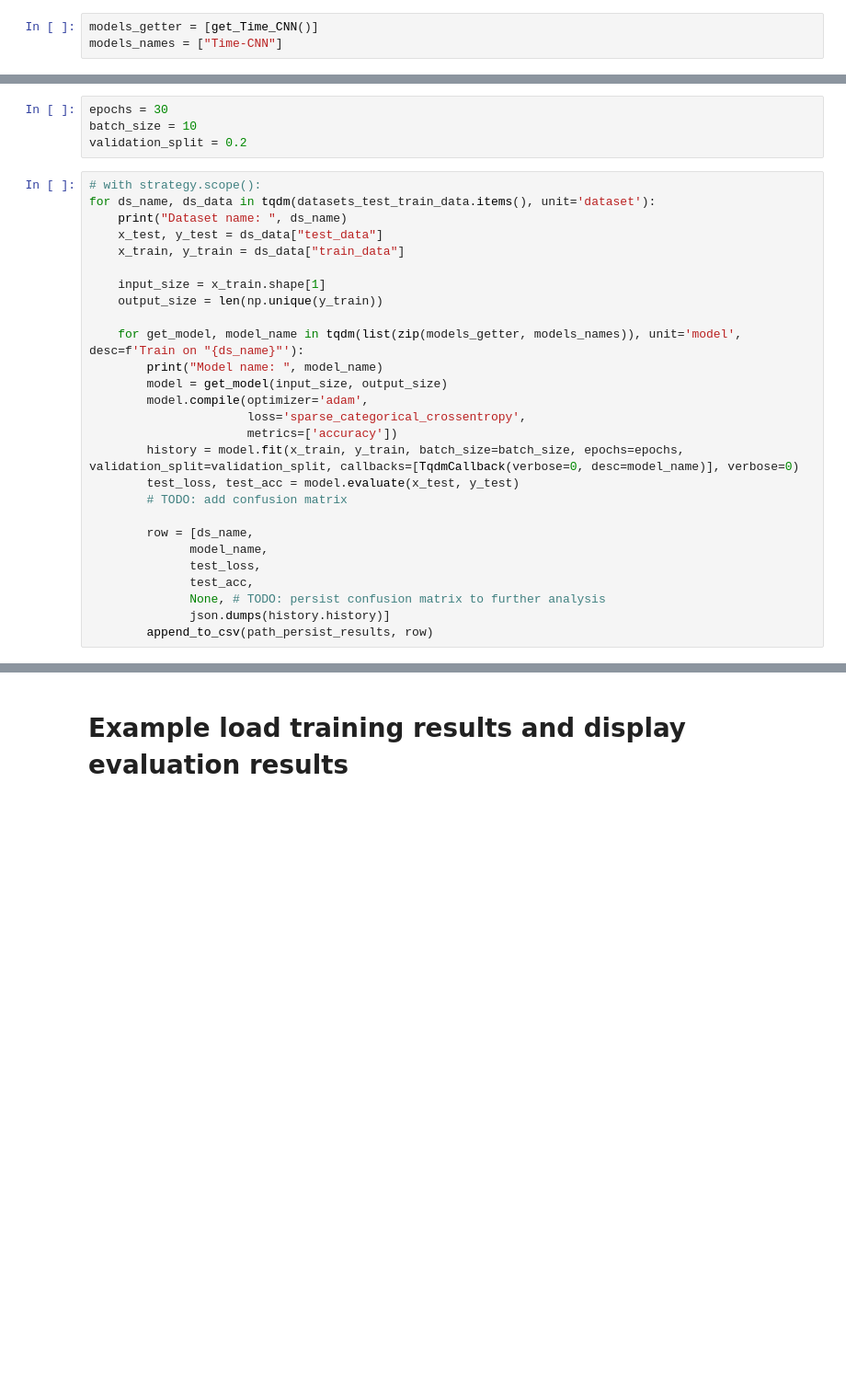
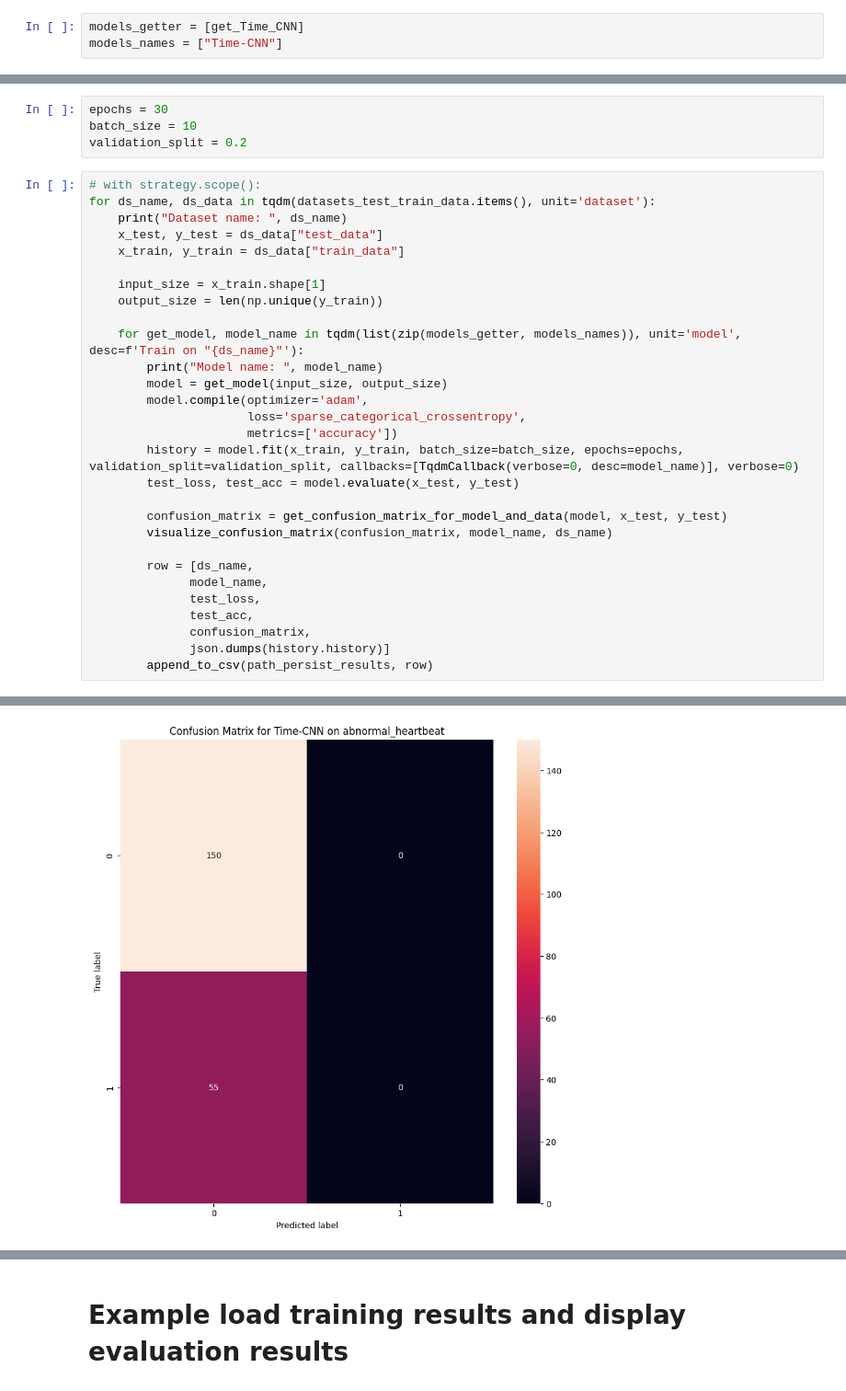
Before and after one commit to ProjectTimeSeriesClassificationUniUlm/EnsembleBasedTSC, a Jupyter notebook: src/time-cnn/example_train_procedure.ipynb, the cells around one changed output, grey strips where cells are left out. Shown at 92% size. Cells and saved outputs as stored; diff of their text form; blank space fills up the shorter version.

Commit message:
implement confusion matrix and visualization

```diff
--- a/src/time-cnn/example_train_procedure.ipynb
+++ b/src/time-cnn/example_train_procedure.ipynb
@@ -20,7 +20,7 @@ path_to_datasets = "../../datasets"
 # %%
 datasets_test_train_data = get_all_datasets_test_train_np_arrays(path_to_datasets)
 # %%
-models_getter = [get_Time_CNN()]
+models_getter = [get_Time_CNN]
 models_names = ["Time-CNN"]
 # %%
 # tf.debugging.set_log_device_placement(True)
@@ -63,13 +64,15 @@ for ds_name, ds_data in tqdm(datasets_test_train_data.items(), unit='dataset'):
                       metrics=['accuracy'])
         history = model.fit(x_train, y_train, batch_size=batch_size, epochs=epochs, validation_split=validation_split, callbacks=[TqdmCallback(verbose=0, desc=model_name)], verbose=0)
         test_loss, test_acc = model.evaluate(x_test, y_test)
-        # TODO: add confusion matrix
+
+        confusion_matrix = get_confusion_matrix_for_model_and_data(model, x_test, y_test)
+        visualize_confusion_matrix(confusion_matrix, model_name, ds_name)
 
         row = [ds_name,
               model_name,
               test_loss,
               test_acc,
-              None, # TODO: persist confusion matrix to further analysis
+              confusion_matrix,
               json.dumps(history.history)]
         append_to_csv(path_persist_results, row)
 # %% [output]
@@ -79,0 +84 @@ KeyboardInterrupt:
+[figure, added]
```
Also changed, not shown: parts of 6 cells of this notebook, 1 other file.
